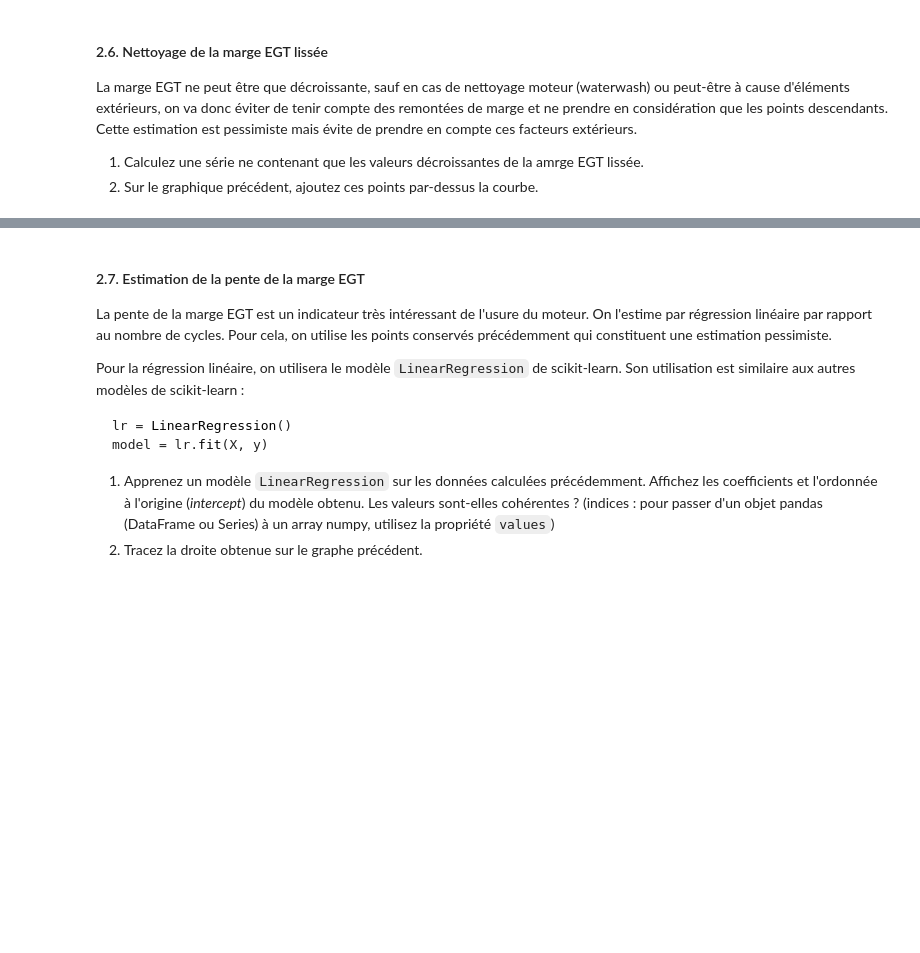
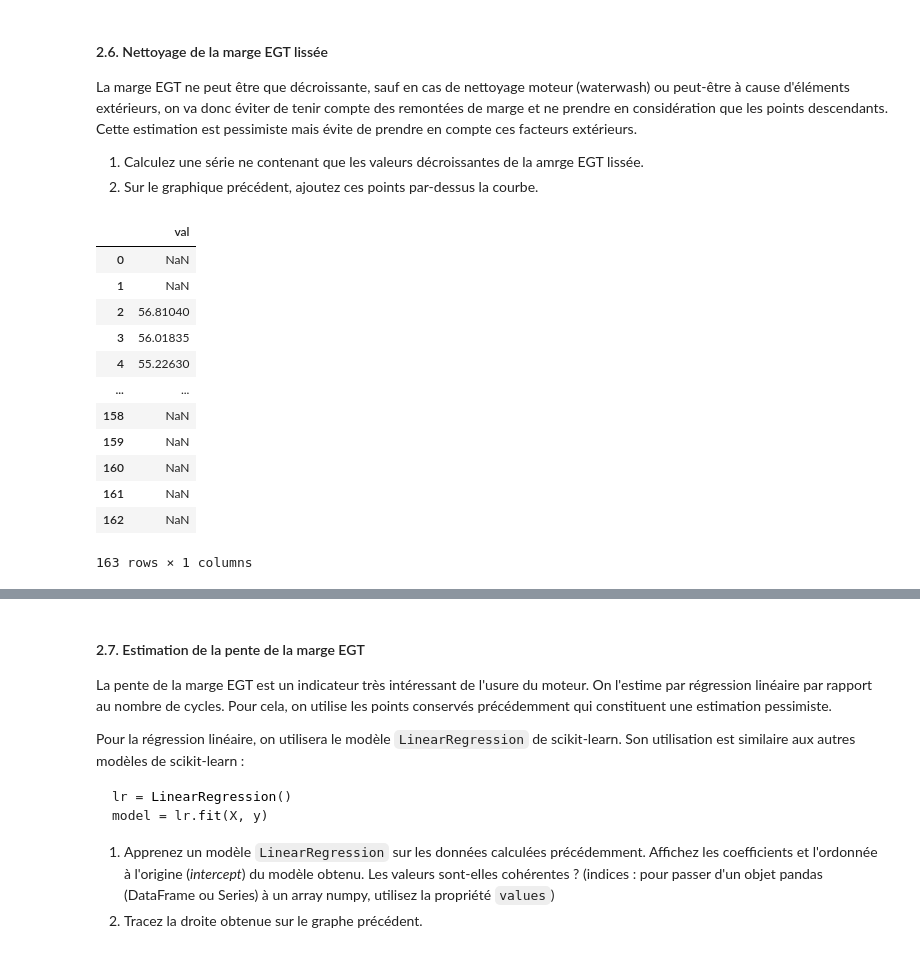
Before and after one commit to Davidson-Lova/TD_stats, a Jupyter notebook: TD3/TD3.ipynb, the cells around one changed output, grey strips where cells are left out. Drawn from its saved outputs; the diff is of its cells as text; code cells hidden in the pictures; blank space fills up the shorter version.

```diff
--- a/TD3/TD3.ipynb
+++ b/TD3/TD3.ipynb
@@ -180,3 +290,29 @@ La marge EGT ne peut être que décroissante, sauf en cas de nettoyage moteur (w
 
 1. Calculez une série ne contenant que les valeurs décroissantes de la amrge EGT lissée.
 2. Sur le graphique précédent, ajoutez ces points par-dessus la courbe.
+# %%
+egt_dec = []
+tmp = max(egt_lisse)
+for e in egt_lisse :
+    if (e>tmp) :
+        egt_dec.append(np.nan)
+    else :
+        egt_dec.append(e)
+        tmp = e
+
+egt_dec = pd.DataFrame(egt_dec, columns = ["val"])
+egt_dec
+# %% [output]
+|  | val |
+| 0 | NaN |
+| 1 | NaN |
+| 2 | 56.81040 |
+| 3 | 56.01835 |
+| 4 | 55.22630 |
+| ... | ... |
+| 158 | NaN |
+| 159 | NaN |
+| 160 | NaN |
+| 161 | NaN |
+| 162 | NaN |
+163 rows × 1 columns
```
Also changed, not shown: parts of 24 cells of this notebook.
